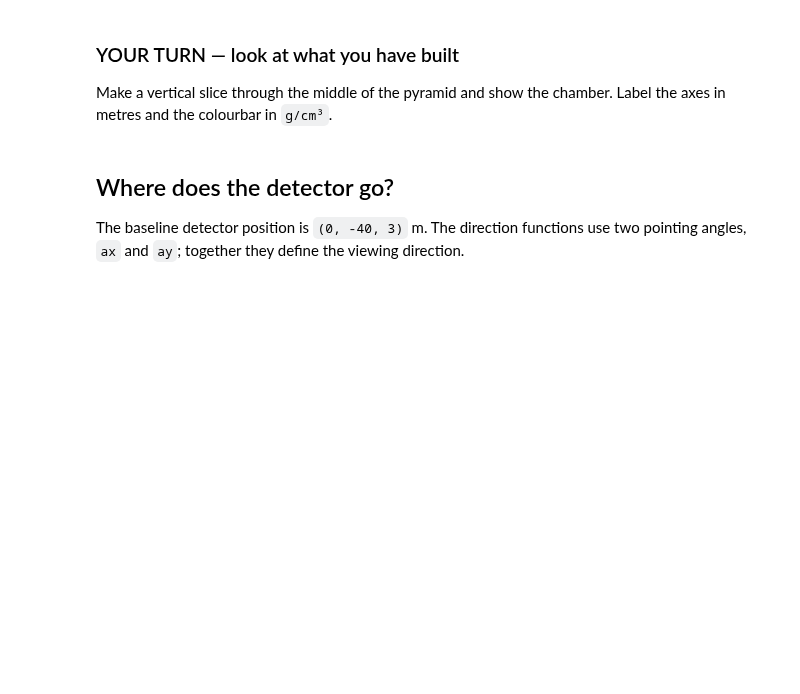
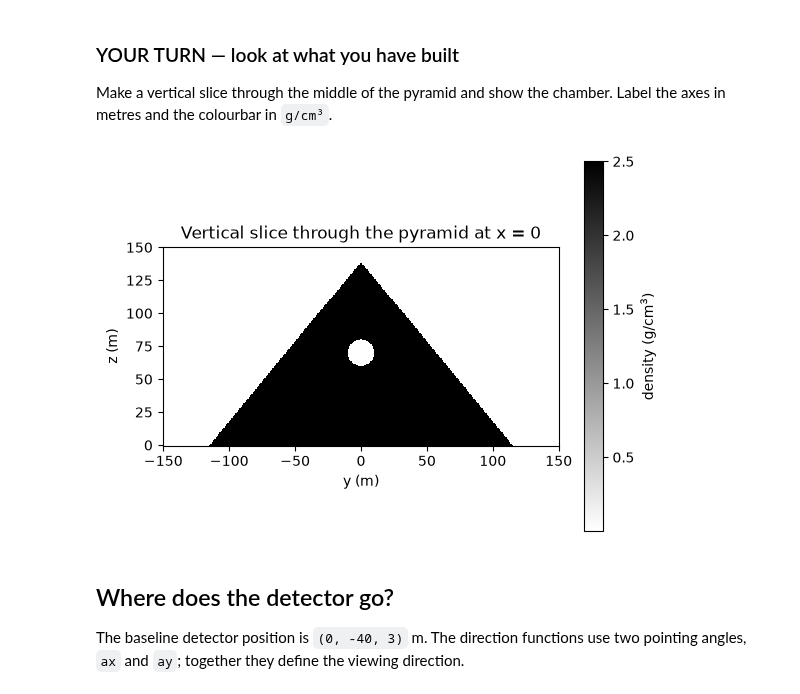
Before and after one commit to Evan-Lim/muography-project, a Jupyter notebook: evan-student-package/notebooks/02_ray_tracing.ipynb, the cells around one changed output. Cells and saved outputs as stored; diff of their text form; code cells hidden in the pictures; blank space fills up the shorter version.

```diff
--- a/evan-student-package/notebooks/02_ray_tracing.ipynb
+++ b/evan-student-package/notebooks/02_ray_tracing.ipynb
@@ -32,6 +38,25 @@ print('outside entirely :', target.density_at(200, 0, 10), 'g/cm^3')
 Make a vertical slice through the middle of the pyramid and show the chamber. Label the axes in metres and the colourbar in `g/cm³`.
 # %%
 # YOUR TURN
+y_vals = np.linspace(-150, 150, 300)
+z_vals = np.linspace(0, 150, 200)
+Y, Z = np.meshgrid(y_vals, z_vals, indexing='xy')
+
+rho = np.zeros_like(Y)
+for i in range(Y.shape[0]):
+    for j in range(Y.shape[1]):
+        rho[i, j] = target.density_at(0.0, Y[i, j], Z[i, j])
+
+plt.pcolormesh(Y, Z, rho, shading='auto', cmap='gray_r')
+plt.xlabel('y (m)')
+plt.ylabel('z (m)')
+plt.title('Vertical slice through the pyramid at x = 0')
+plt.colorbar(label=r'density (g/cm$^3$)')
+plt.gca().set_aspect('equal')
+plt.savefig('../figures/05_density_slice.png', dpi=300, bbox_inches='tight')
+plt.show()
+# %% [output]
+[figure, added]
 # %% [markdown]
 ## Where does the detector go?
 
```
Also changed, not shown: parts of 5 cells of this notebook, 3 other files.
